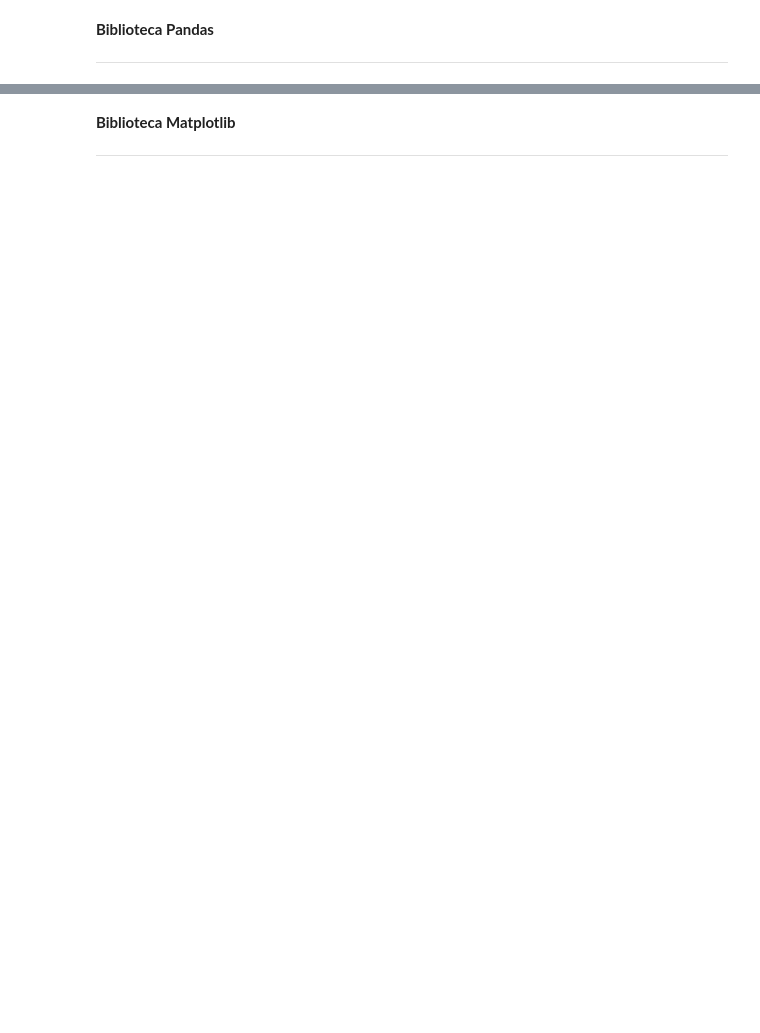
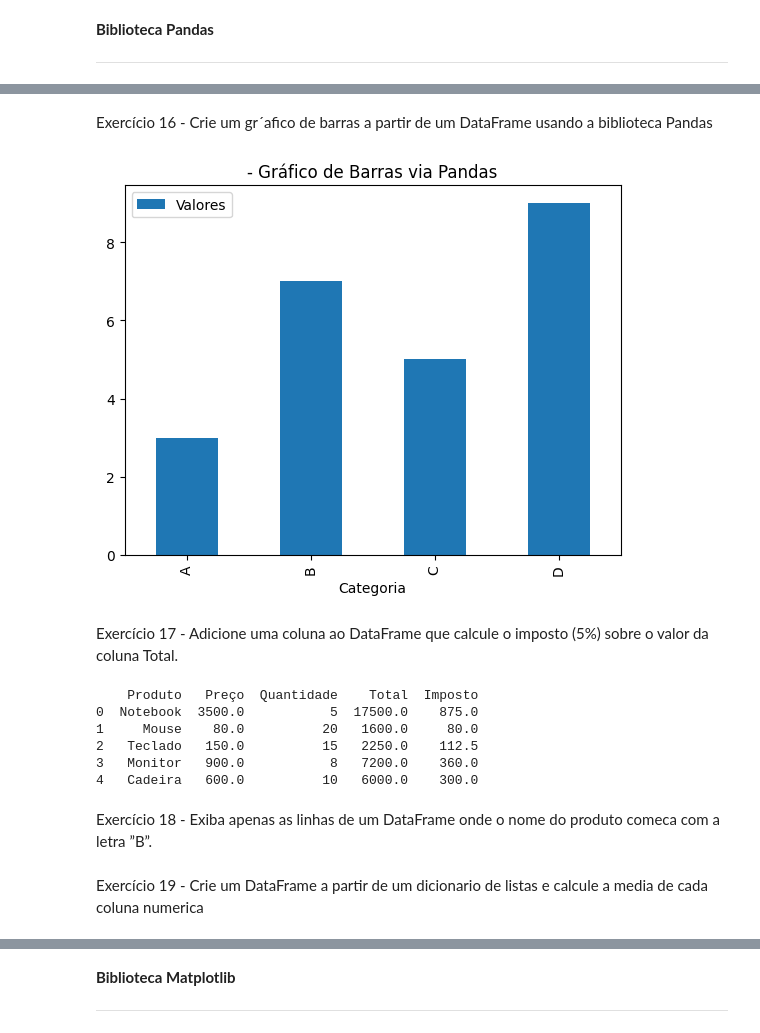
Before and after one commit to 76ersGust/Aula-ia, a Jupyter notebook: Exercícios_Bibliotecas__Python_Gustavopalmeiradejesusjunior_6B_Noturno.ipynb, the cells around one changed output, grey strips where cells are left out. Drawn from its saved outputs; the diff is of its cells as text; code cells hidden in the pictures; blank space fills up the shorter version.

```diff
--- a/Exercícios_Bibliotecas__Python_Gustavopalmeiradejesusjunior_6B_Noturno.ipynb
+++ b/Exercícios_Bibliotecas__Python_Gustavopalmeiradejesusjunior_6B_Noturno.ipynb
@@ -436,0 +594,32 @@ Exercício 20 -
+# %% [markdown]
+Exercício 16 - Crie um gr´afico de barras a partir de um DataFrame usando a biblioteca
+Pandas
+# %%
+import pandas as pd
+import matplotlib.pyplot as plt
+import matplotlib.pyplot as plt
+
+df_ex16 = pd.DataFrame({'Categoria': ['A', 'B', 'C', 'D'], 'Valores': [3, 7, 5, 9]})
+df_ex16.plot(x='Categoria', y='Valores', kind='bar')
+plt.title("- Gráfico de Barras via Pandas")
+plt.show()
+# %% [output]
+[figure, added]
+# %% [markdown]
+Exercício 17 - Adicione uma coluna ao DataFrame que calcule o imposto (5%) sobre o valor da coluna Total.
+# %%
+import pandas as pd
+
+df_ex17 = df1.copy()
+df_ex17['Total'] = df_ex17['Preço'] * df_ex17['Quantidade']
+df_ex17['Imposto'] = df_ex17['Total'] * 0.05
+print(df_ex17)
+# %% [output]
+    Produto   Preço  Quantidade    Total  Imposto
+0  Notebook  3500.0           5  17500.0    875.0
+1     Mouse    80.0          20   1600.0     80.0
+2   Teclado   150.0          15   2250.0    112.5
+3   Monitor   900.0           8   7200.0    360.0
+4   Cadeira   600.0          10   6000.0    300.0
+# %% [markdown]
+Exercício 18 - Exiba apenas as linhas de um DataFrame onde o nome do produto comeca com a letra ”B”.
@@ -436,0 +631,2 @@ Exercício 20 -
+# %% [markdown]
+Exercício 19 - Crie um DataFrame a partir de um dicionario de listas e calcule a media de cada coluna numerica
```
Also changed, not shown: parts of 122 cells of this notebook.
